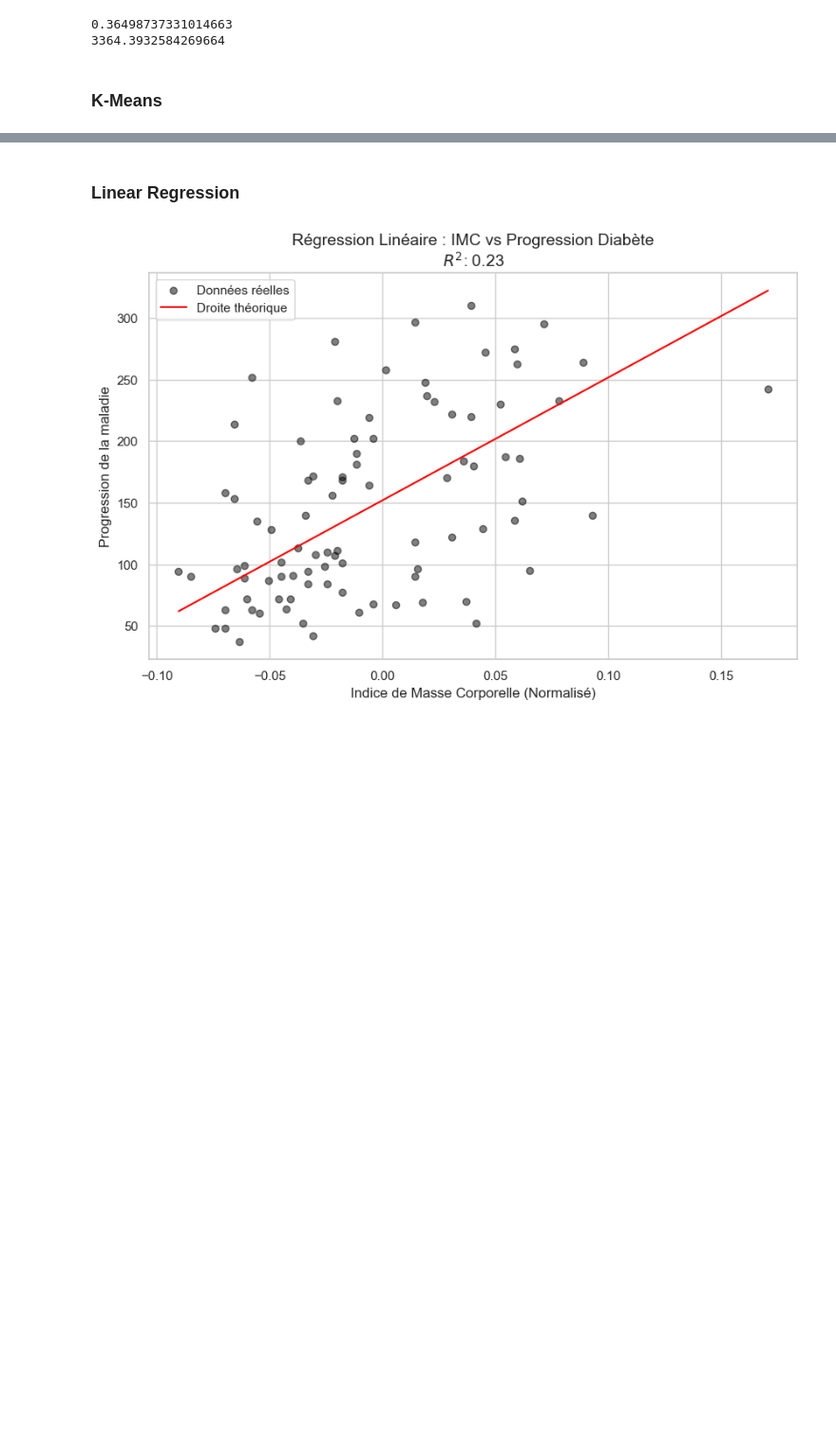
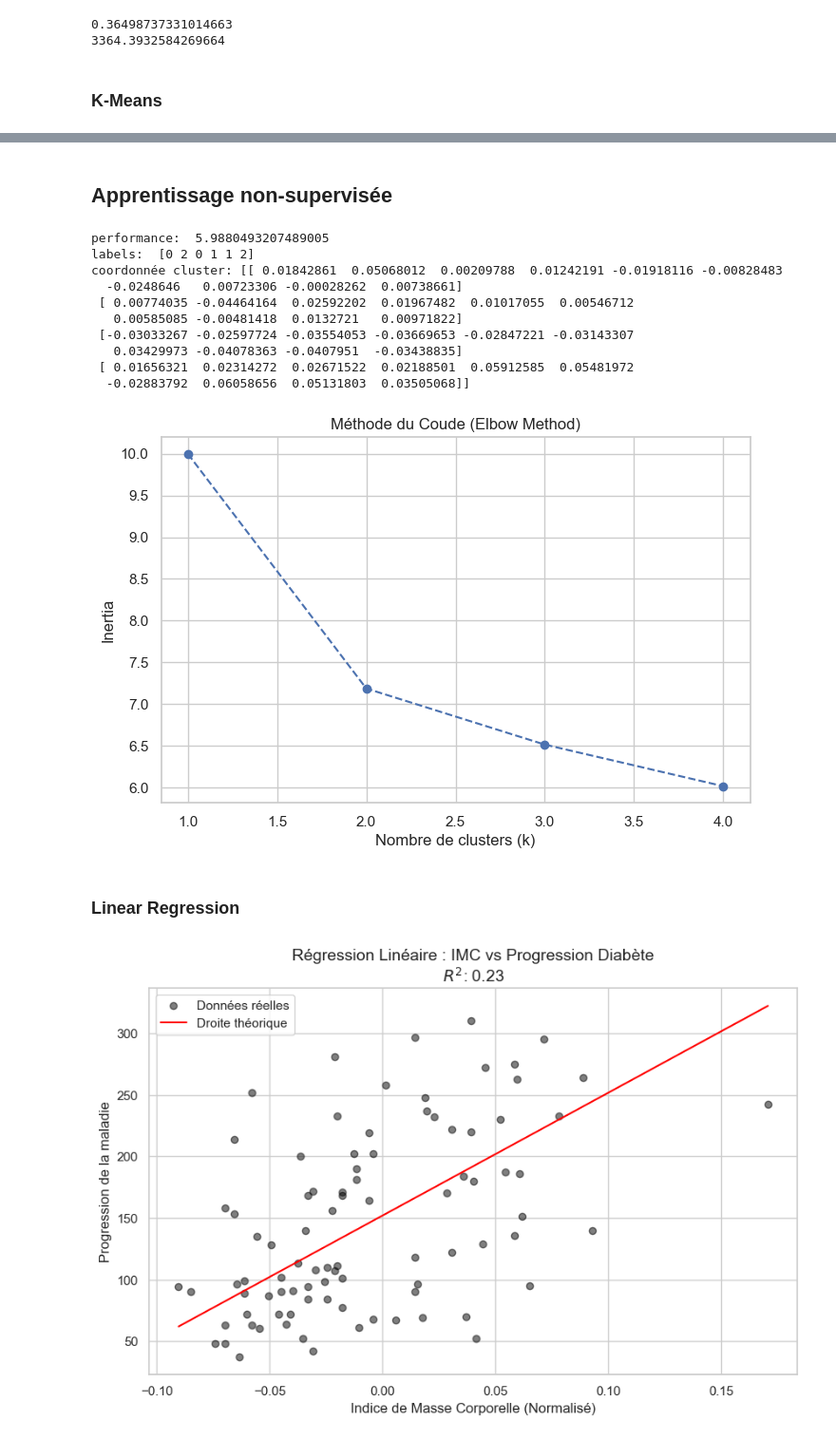
Before and after one commit to T1m045/revision-l3, a Jupyter notebook: docs/ia.ipynb, the cells around one changed output, grey strips where cells are left out. Shown at 95% size. Cells and saved outputs as stored; diff of their text form; code cells hidden in the pictures; blank space fills up the shorter version.

Commit message:
ajout apprentissage non supervisé

```diff
--- a/docs/ia.ipynb
+++ b/docs/ia.ipynb
@@ -491,4 +491,53 @@ coordonnée cluster: [[ 0.01882817  0.04944217 -0.00224464  0.00692415 -0.023977
 [figure]
+# %% [markdown]
+## Apprentissage non-supervisée
+# %%
+from sklearn.cluster import KMeans
+from sklearn.datasets import load_diabetes
+
+# K-Means est un model se basant sur le clustering qui est
+# la principale méthode utilisé pour l'apprentissage non superpisé.
+# qui est un apprentissage sans étiquette (target)
+
+diabetes_dataset = load_diabetes()
+
+X = diabetes_dataset.data
+
+model = KMeans(n_clusters=4)
+model.fit(X)
+
+print("performance: ", model.inertia_)
+print("labels: ", model.labels_[0:6])
+
+print("coordonnée cluster:", model.cluster_centers_)
+
+# Elbow
+inertias = []
+range = np.arange(1, 5)
+for k in range:
+    model = KMeans(n_clusters=k, random_state=42)
+    model.fit(X)
+    inertias.append(model.inertia_)
+
+plt.figure(figsize=(8, 5))
+plt.plot(range, inertias, marker='o', linestyle='--')
+plt.xlabel('Nombre de clusters (k)')
+plt.ylabel('Inertia')
+plt.title('Méthode du Coude (Elbow Method)')
+plt.grid(True)
+plt.show()
+# %% [output]
+performance:  5.9880493207489005
+labels:  [0 2 0 1 1 2]
+coordonnée cluster: [[ 0.01842861  0.05068012  0.00209788  0.01242191 -0.01918116 -0.00828483
+  -0.0248646   0.00723306 -0.00028262  0.00738661]
+ [ 0.00774035 -0.04464164  0.02592202  0.01967482  0.01017055  0.00546712
+   0.00585085 -0.00481418  0.0132721   0.00971822]
+ [-0.03033267 -0.02597724 -0.03554053 -0.03669653 -0.02847221 -0.03143307
+   0.03429973 -0.04078363 -0.0407951  -0.03438835]
+ [ 0.01656321  0.02314272  0.02671522  0.02188501  0.05912585  0.05481972
+  -0.02883792  0.06058656  0.05131803  0.03505068]]
+[figure, added]
 # %% [markdown]
 ### Linear Regression
 # %%
```
Also changed, not shown: parts of 3 cells of this notebook.
